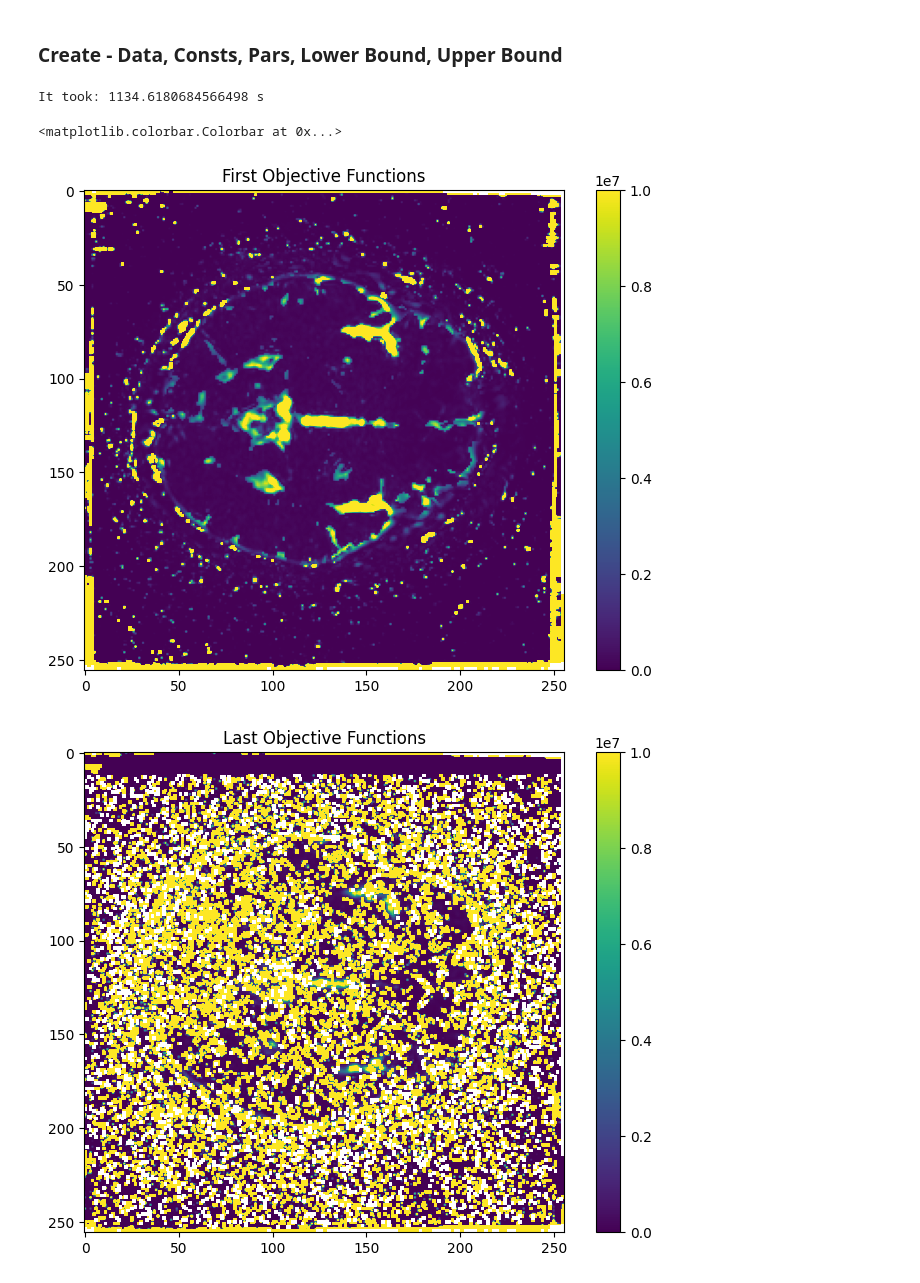
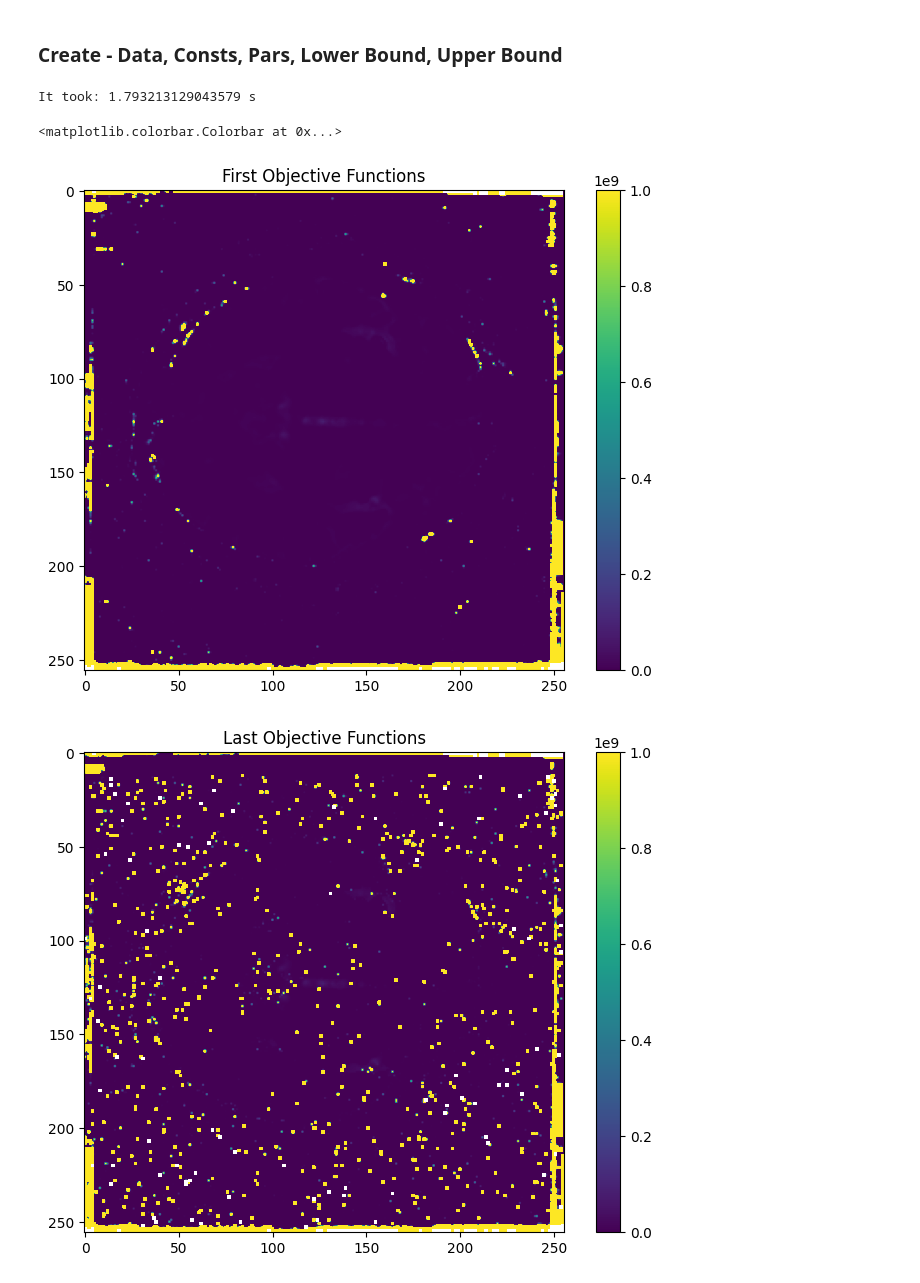
Before and after one commit to turbotage/pycompute, a Jupyter notebook: test_ivim.ipynb, the cells around one changed output. Cells and saved outputs as stored; diff of their text form; code cells hidden in the pictures.

```diff
--- a/test_ivim.ipynb
+++ b/test_ivim.ipynb
@@ -91,54 +95,41 @@ lower_bound_cu = cp.array(lower_bound, dtype=cp.float32, copy=True, order='C')
 upper_bound_cu = cp.array(upper_bound, dtype=cp.float32, copy=True, order='C')
 
 solm.setup(parscu, constscu, datacu, lower_bound_cu, upper_bound_cu)
-parscu = solm.run(100, 1e-30)
+parscu = solm.run(10, 1e-4)
 
 first_f = solm.first_f.get()
 last_f = solm.last_f.get()
 
-pars_flat = parscu.get()
+pars_flat = solm.pars_t.get()
 
-# for i in range(0,nchunks):
-
-# 	ptemp = pars_flat[:,i*chunk_size:(i+1)*chunk_size].copy(order='C')
-# 	ctemp = consts_flat[:,i*chunk_size*ndata:(i+1)*chunk_size*ndata].copy(order='C')
-# 	dtemp = data_flat[:,i*chunk_size*ndata:(i+1)*chunk_size*ndata].copy(order='C')
-# 	ltemp = lower_bound[:,i*chunk_size:(i+1)*chunk_size].copy(order='C')
-# 	utemp = upper_bound[:,i*chunk_size:(i+1)*chunk_size].copy(order='C')
-
-# 	parscu = cp.array(ptemp, dtype=cp.float32, copy=True, order='C')
-# 	constscu = cp.array(ctemp, dtype=cp.float32, copy=True, order='C')
-# 	datacu = cp.array(dtemp, dtype=cp.float32, copy=True, order='C')
-# 	lower_bound_cu = cp.array(ltemp, dtype=cp.float32, copy=True, order='C')
-# 	upper_bound_cu = cp.array(utemp, dtype=cp.float32, copy=True, order='C')
-
-# 	solm.setup(parscu, constscu, datacu, lower_bound_cu, upper_bound_cu)
-# 	parscu = solm.run(50, 1e-30)
-
-# 	first_f[:,i*chunk_size:(i+1)*chunk_size] = solm.first_f.get()
-# 	last_f[:,i*chunk_size:(i+1)*chunk_size] = solm.last_f.get()
-
-# 	pars_flat[:,i*chunk_size:(i+1)*chunk_size] = parscu.get()
+cp.cuda.stream.get_current_stream().synchronize()
 
 end = time.time()
 print('It took: ' + str(end - start) + ' s')
 # %% [output]
-It took: 1134.6180684566498 s
+It took: 1.793213129043579 s
 # %%
 ffig1 = plt.figure()
 fax1 = ffig1.add_axes([0,0,1,1])
 ffigdata1 = fax1.imshow(np.reshape(first_f, (data.shape[0], data.shape[1], data.shape[2]))[:,:,0])
 fax1.set_title('First Objective Functions')
-ffigdata1.set_clim(0.0, 1e7)
+ffigdata1.set_clim(0.0, 1e9)
 ffig1.colorbar(ffigdata1, ax=fax1)
 
 ffig2 = plt.figure()
 fax2 = ffig2.add_axes([0,0,1,1])
 ffigdata2 = fax2.imshow(np.reshape(last_f, (data.shape[0], data.shape[1], data.shape[2]))[:,:,0])
 fax2.set_title('Last Objective Functions')
-ffigdata2.set_clim(0.0, 1e7)
+ffigdata2.set_clim(0.0, 1e9)
 ffig2.colorbar(ffigdata2, ax=fax2)
+
+ffig2 = plt.figure()
+fax2 = ffig2.add_axes([0,0,1,1])
+ffigdata2 = fax2.imshow(np.reshape(solm.step_type_t.get().astype(np.float32), (data.shape[0], data.shape[1], data.shape[2]))[:,:,0])
+fax2.set_title('Last Objective Functions')
+ffigdata2.set_clim(0, 4)
+ffig2.colorbar(ffigdata2, ax=fax2)
 # %% [output]
 <matplotlib.colorbar.Colorbar at 0x...>
-[figure, old version]
+[figure, new version]
-[figure, old version]
+[figure, new version]
```
Also changed, not shown: parts of 8 cells of this notebook, 5 other files.
